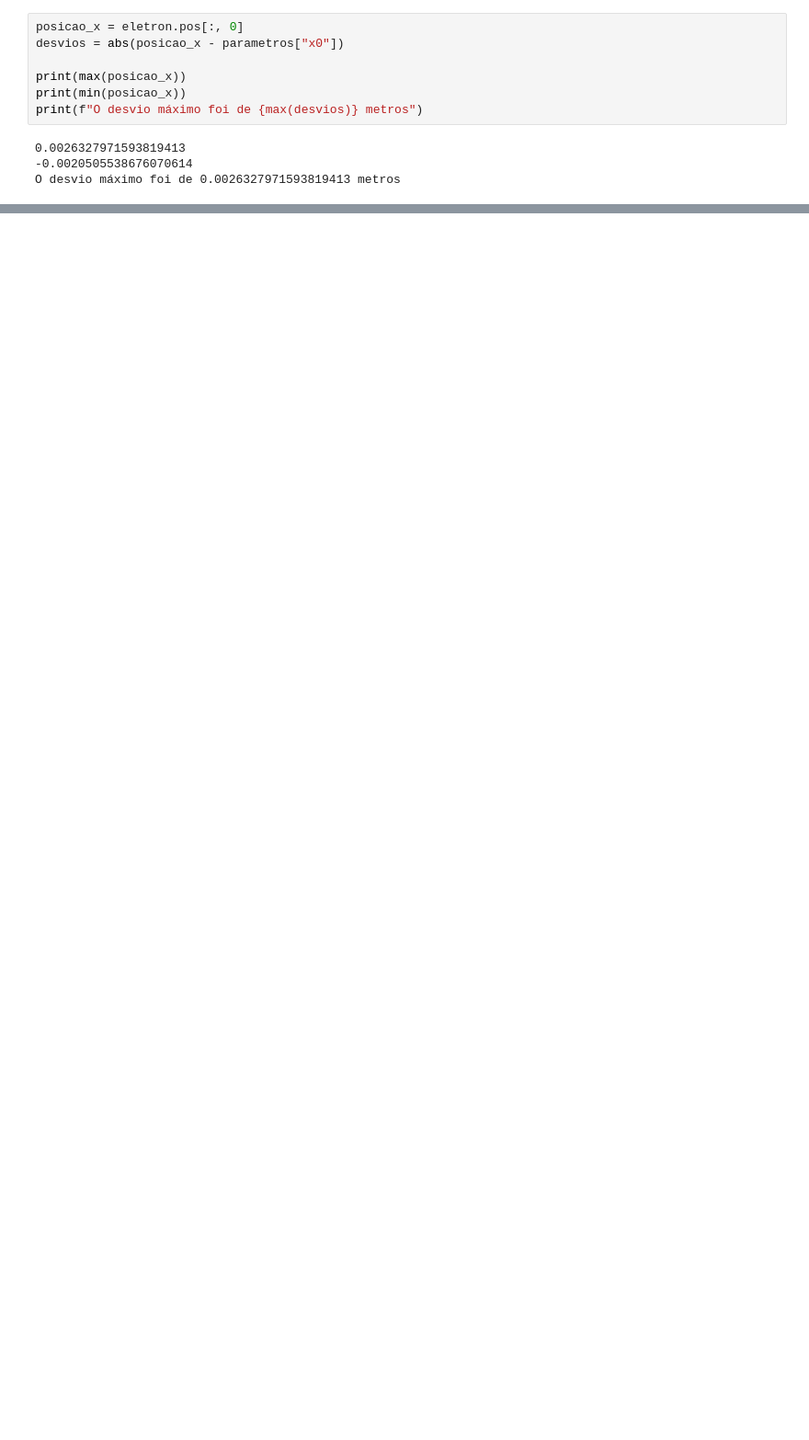
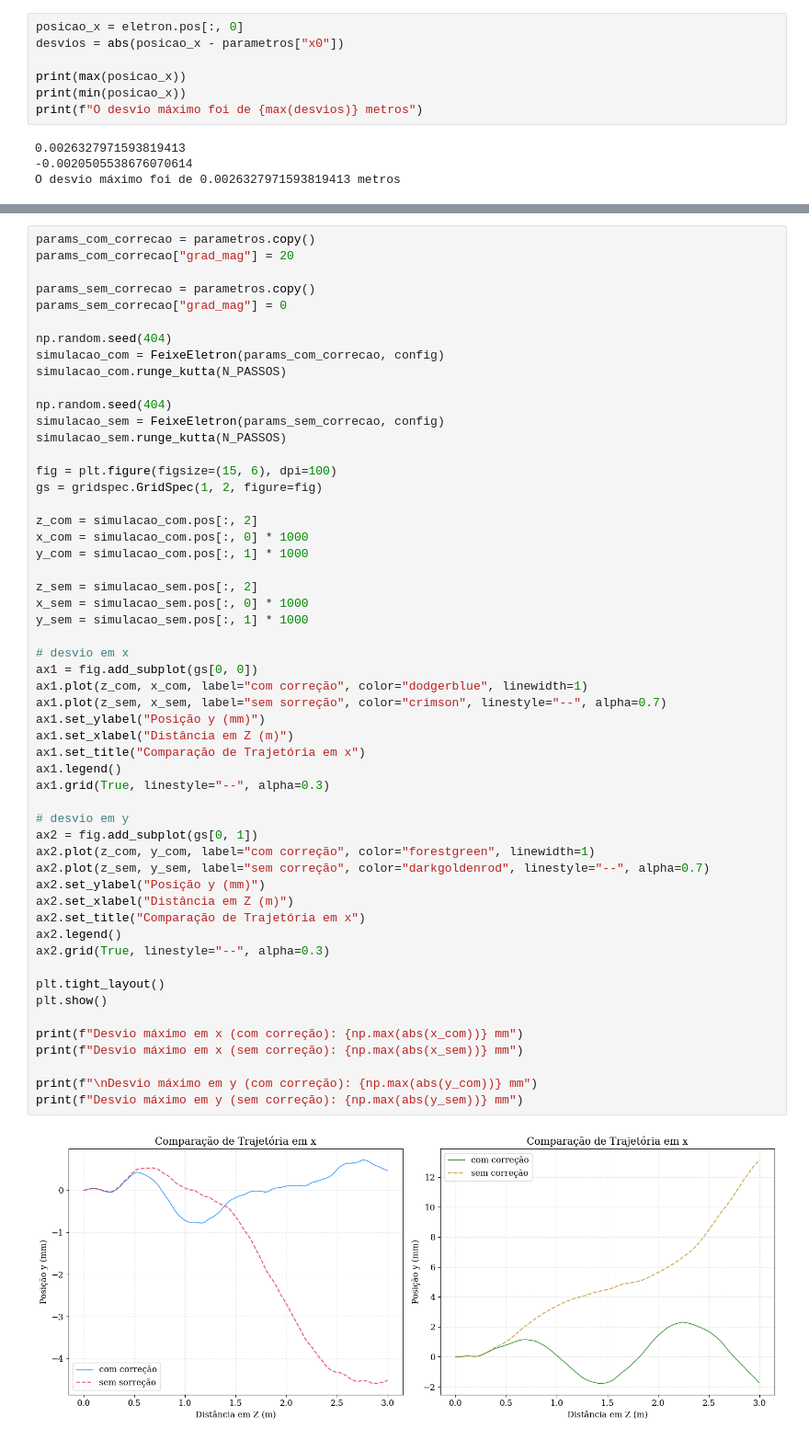
Before and after one commit to arthu0404/Simulacao-da-Correcao-do-Feixe-de-Eletrons, a Jupyter notebook: Simulacao do Feixe.ipynb, the cells around one changed output, grey strips where cells are left out. Shown at 92% size. Saved outputs shown, nothing was run; the diff lists cells and outputs as text; blank space fills up the shorter version.

Commit message:
Animação com a comparação com e sem a correção pelo campo magnético

```diff
--- a/Simulacao do Feixe.ipynb
+++ b/Simulacao do Feixe.ipynb
@@ -290,0 +293,56 @@ O desvio máximo foi de 0.0026327971593819413 metros
+# %%
+params_com_correcao = parametros.copy()
+params_com_correcao["grad_mag"] = 20
+
+params_sem_correcao = parametros.copy()
+params_sem_correcao["grad_mag"] = 0
+
+np.random.seed(404)
+simulacao_com = FeixeEletron(params_com_correcao, config)
+simulacao_com.runge_kutta(N_PASSOS)
+
+np.random.seed(404)
+simulacao_sem = FeixeEletron(params_sem_correcao, config)
+simulacao_sem.runge_kutta(N_PASSOS)
+
+fig = plt.figure(figsize=(15, 6), dpi=100)
+gs = gridspec.GridSpec(1, 2, figure=fig)
+
+z_com = simulacao_com.pos[:, 2]
+x_com = simulacao_com.pos[:, 0] * 1000
+y_com = simulacao_com.pos[:, 1] * 1000
+
+z_sem = simulacao_sem.pos[:, 2]
+x_sem = simulacao_sem.pos[:, 0] * 1000
+y_sem = simulacao_sem.pos[:, 1] * 1000
+
+# desvio em x
+ax1 = fig.add_subplot(gs[0, 0])
+ax1.plot(z_com, x_com, label="com correção", color="dodgerblue", linewidth=1)
+ax1.plot(z_sem, x_sem, label="sem sorreção", color="crimson", linestyle="--", alpha=0.7)
+ax1.set_ylabel("Posição y (mm)")
+ax1.set_xlabel("Distância em Z (m)")
+ax1.set_title("Comparação de Trajetória em x")
+ax1.legend()
+ax1.grid(True, linestyle="--", alpha=0.3)
+
+# desvio em y
+ax2 = fig.add_subplot(gs[0, 1])
+ax2.plot(z_com, y_com, label="com correção", color="forestgreen", linewidth=1)
+ax2.plot(z_sem, y_sem, label="sem correção", color="darkgoldenrod", linestyle="--", alpha=0.7)
+ax2.set_ylabel("Posição y (mm)")
+ax2.set_xlabel("Distância em Z (m)")
+ax2.set_title("Comparação de Trajetória em x")
+ax2.legend()
+ax2.grid(True, linestyle="--", alpha=0.3)
+
+plt.tight_layout()
+plt.show()
+
+print(f"Desvio máximo em x (com correção): {np.max(abs(x_com))} mm")
+print(f"Desvio máximo em x (sem correção): {np.max(abs(x_sem))} mm")
+
+print(f"\nDesvio máximo em y (com correção): {np.max(abs(y_com))} mm")
+print(f"Desvio máximo em y (sem correção): {np.max(abs(y_sem))} mm")
+# %% [output]
+[figure, added]
```
Also changed, not shown: parts of 10 cells of this notebook.
